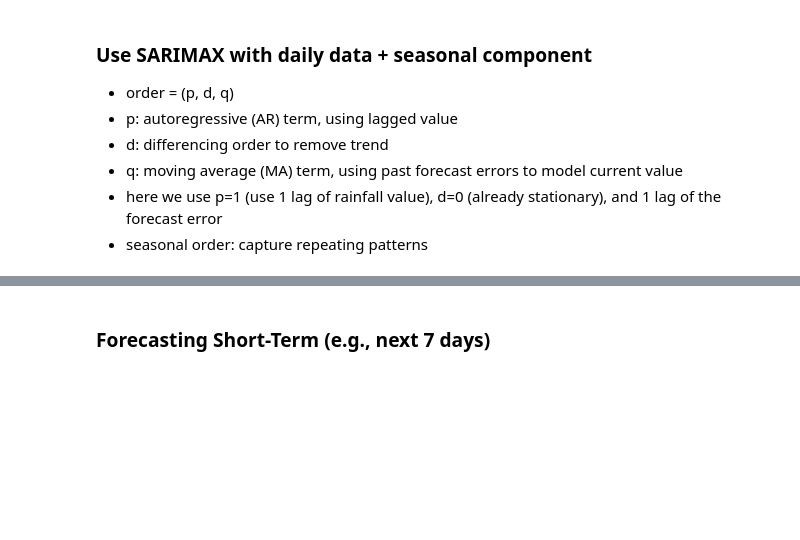
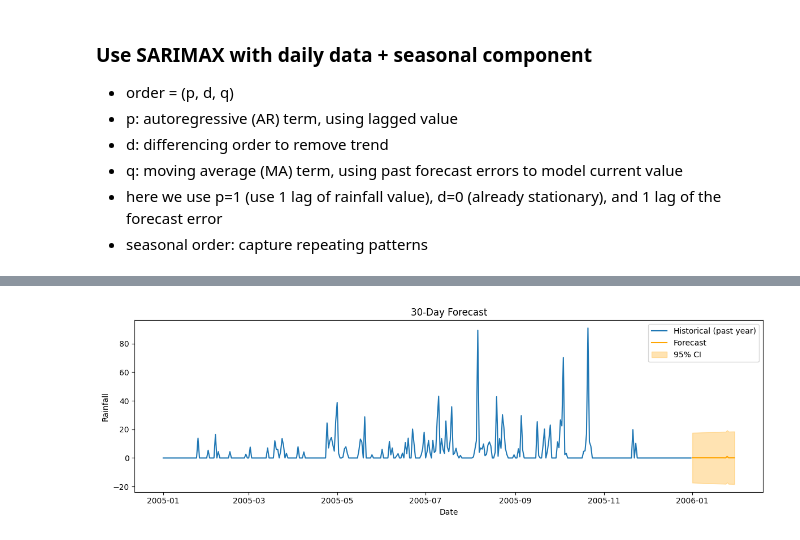
Before and after one commit to marlon-cooh/bhutan_climate_modeling, a Jupyter notebook: code/bhutan_met_data_04_time_series_modeling.ipynb, the cells around one changed output, grey strips where cells are left out. Drawn from its saved outputs; the diff is of its cells as text; code cells hidden in the pictures; blank space fills up the shorter version.

Commit message:
update modeling

```diff
--- a/code/bhutan_met_data_04_time_series_modeling.ipynb
+++ b/code/bhutan_met_data_04_time_series_modeling.ipynb
@@ -244,24 +226,25 @@ plt.show()
 # %%
 # this block may take a while to run
 
-import time
+
 start = time.time()
 
-from statsmodels.tsa.statespace.sarimax import SARIMAX
-
-# Assume df has Date as index and is daily
-y = df['Rainfall'].asfreq('D').fillna(0)  # ensure daily freq, fill any gaps
-
 # Fit SARIMAX with **yearly seasonality**
-model = SARIMAX(y,
+model = SARIMAX(data_train,
                 order=(1, 0, 1),
                 seasonal_order=(1, 0, 1, 365),  # s=365 = annual seasonality on daily data
                 enforce_stationarity=False,
                 enforce_invertibility=False)
 
 results = model.fit(disp=True)
-print(results.summary())
 
 end = time.time()
 print(f"Model fitting completed in {(end - start) / 60:.2f} minutes.")
+
+# Save the fitted model
+with open('../model/sarimax_model.pkl', 'wb') as f:
+    pickle.dump(results, f)
+print("Model saved to ../model/sarimax_model.pkl")
+
+print(results.summary())
 # %% [output]
@@ -289,17 +279,35 @@ At iterate    5    f=  3.52193D+00    |proj g|=  2.35875D-02
-# %% [markdown]
-### Forecasting Short-Term (e.g., next 7 days)
 # %%
-# Forecast next 7 days
-forecast = results.get_forecast(steps=7)
-pred = forecast.predicted_mean
-ci = forecast.conf_int()
+import matplotlib.pyplot as plt
+import pandas as pd
 
-# Plot last 60 days + forecast
-ax = y[-60:].plot(label='Observed', figsize=(12, 5))
-pred.plot(ax=ax, label='Forecast', color='tomato')
-ax.fill_between(ci.index, ci.iloc[:, 0], ci.iloc[:, 1], color='tomato', alpha=0.3)
-ax.set_title('7-Day Daily Rainfall Forecast (Zhemgang)')
-ax.set_ylabel('Rainfall')
+# Set number of days to forecast
+n_forecast = 30
+
+# Create forecast
+pred = results.get_forecast(steps=n_forecast)
+
+# Get predicted mean and confidence intervals
+forecast_mean = pred.predicted_mean
+conf_int = pred.conf_int()
+
+# Create a date range for the forecast
+last_date = data_train.index[-1]
+forecast_index = pd.date_range(start=last_date + pd.Timedelta(days=1), periods=n_forecast, freq='D')
+
+# Align forecast with index
+forecast_mean.index = forecast_index
+conf_int.index = forecast_index
+
+# Plot the forecast
+plt.figure(figsize=(12, 4))
+plt.plot(data_train.index[-365:], data_train[-365:], label='Historical (past year)')
+plt.plot(forecast_mean, label='Forecast', color='orange')
+plt.fill_between(conf_int.index, conf_int.iloc[:, 0], conf_int.iloc[:, 1], color='orange', alpha=0.3, label='95% CI')
+plt.xlabel('Date')
+plt.ylabel('Rainfall')
+plt.title('30-Day Forecast')
 plt.legend()
 plt.tight_layout()
 plt.show()
+# %% [output]
+[figure, added]
```
Also changed, not shown: parts of 11 cells of this notebook.
